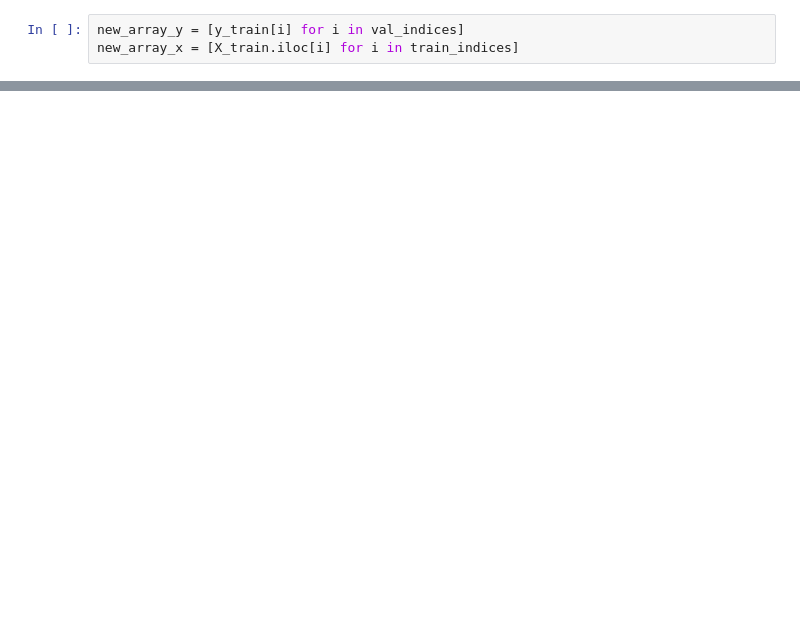
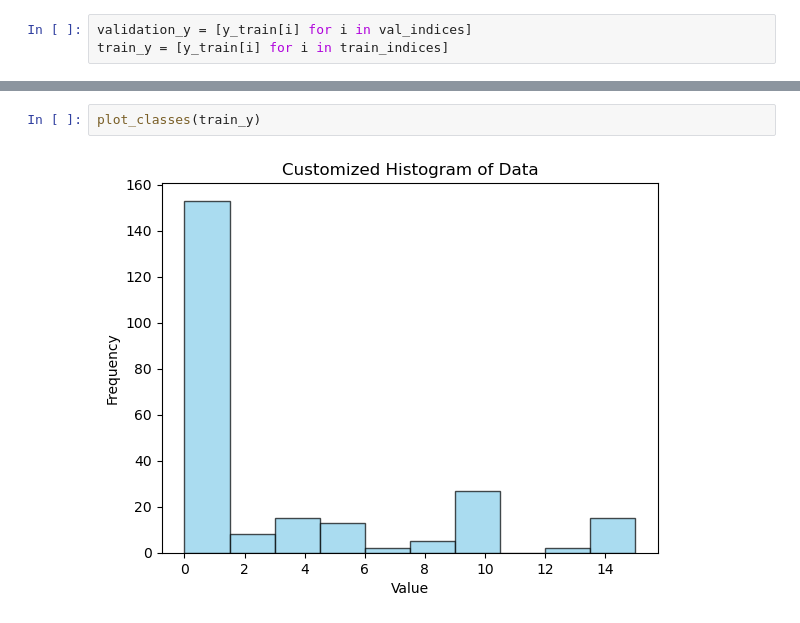
Before and after one commit to diegongz/thesis-tab, a Jupyter notebook: prueba_validation.ipynb, the cells around one changed output, grey strips where cells are left out. Saved outputs shown, nothing was run; the diff lists cells and outputs as text; blank space fills up the shorter version.

```diff
--- a/prueba_validation.ipynb
+++ b/prueba_validation.ipynb
@@ -104,3 +57,3 @@ print(max(val_indices))
 # %%
-new_array_y = [y_train[i] for i in val_indices]
-new_array_x = [X_train.iloc[i] for i in train_indices]
+validation_y = [y_train[i] for i in val_indices]
+train_y = [y_train[i] for i in train_indices]
@@ -136,0 +84,4 @@ plt.show()
+# %%
+plot_classes(train_y)
+# %% [output]
+[figure, added]
```
Also changed, not shown: parts of 20 cells of this notebook, 12 other files.
